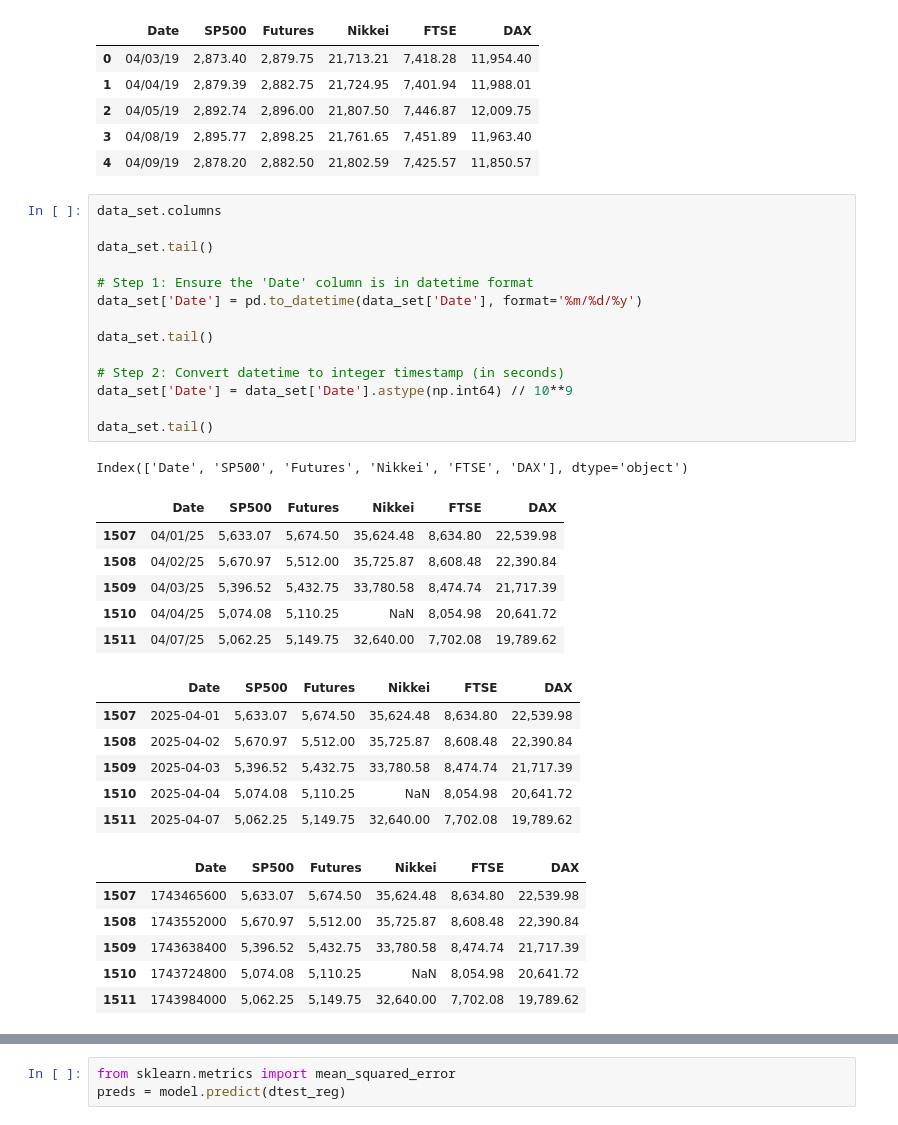
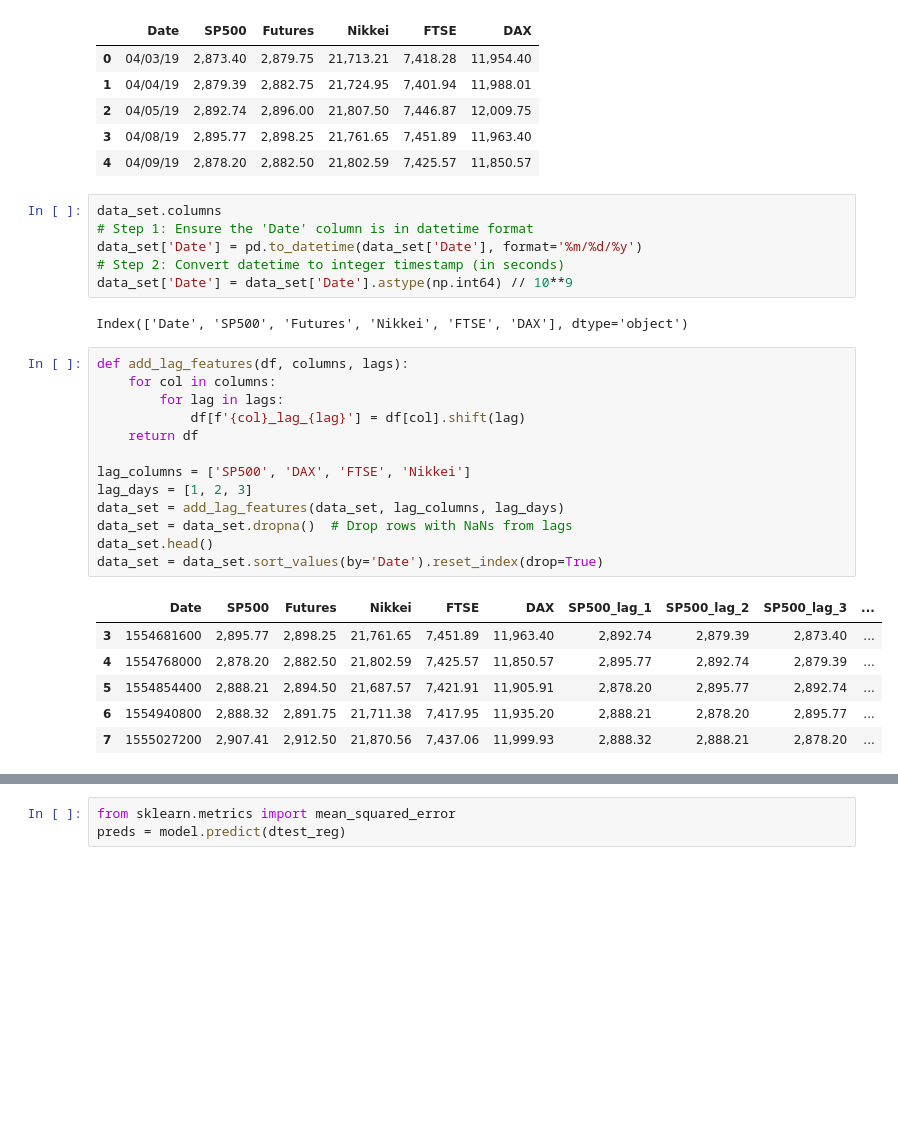
Before and after one commit to SU-CIS662-Spring25/XGBoostHybrid, a Jupyter notebook: XGBoostPredictions.ipynb, the cells around one changed output, grey strips where cells are left out. Drawn from its saved outputs; the diff is of its cells as text; blank space fills up the shorter version.

```diff
--- a/XGBoostPredictions.ipynb
+++ b/XGBoostPredictions.ipynb
@@ -35,38 +26,32 @@ data_set.head()
 | 4 | 04/09/19 | 2,878.20 | 2,882.50 | 21,802.59 | 7,425.57 | 11,850.57 |
 # %%
 data_set.columns
-
-data_set.tail()
-
 # Step 1: Ensure the 'Date' column is in datetime format
 data_set['Date'] = pd.to_datetime(data_set['Date'], format='%m/%d/%y')
-
-data_set.tail()
-
 # Step 2: Convert datetime to integer timestamp (in seconds)
 data_set['Date'] = data_set['Date'].astype(np.int64) // 10**9
-
-data_set.tail()
 # %% [output]
 Index(['Date', 'SP500', 'Futures', 'Nikkei', 'FTSE', 'DAX'], dtype='object')
-|  | Date | SP500 | Futures | Nikkei | FTSE | DAX |
-| 1507 | 04/01/25 | 5,633.07 | 5,674.50 | 35,624.48 | 8,634.80 | 22,539.98 |
-| 1508 | 04/02/25 | 5,670.97 | 5,512.00 | 35,725.87 | 8,608.48 | 22,390.84 |
-| 1509 | 04/03/25 | 5,396.52 | 5,432.75 | 33,780.58 | 8,474.74 | 21,717.39 |
-| 1510 | 04/04/25 | 5,074.08 | 5,110.25 | NaN | 8,054.98 | 20,641.72 |
-| 1511 | 04/07/25 | 5,062.25 | 5,149.75 | 32,640.00 | 7,702.08 | 19,789.62 |
-|  | Date | SP500 | Futures | Nikkei | FTSE | DAX |
-| 1507 | 2025-04-01 | 5,633.07 | 5,674.50 | 35,624.48 | 8,634.80 | 22,539.98 |
-| 1508 | 2025-04-02 | 5,670.97 | 5,512.00 | 35,725.87 | 8,608.48 | 22,390.84 |
-| 1509 | 2025-04-03 | 5,396.52 | 5,432.75 | 33,780.58 | 8,474.74 | 21,717.39 |
-| 1510 | 2025-04-04 | 5,074.08 | 5,110.25 | NaN | 8,054.98 | 20,641.72 |
-| 1511 | 2025-04-07 | 5,062.25 | 5,149.75 | 32,640.00 | 7,702.08 | 19,789.62 |
-|  | Date | SP500 | Futures | Nikkei | FTSE | DAX |
-| 1507 | 1743465600 | 5,633.07 | 5,674.50 | 35,624.48 | 8,634.80 | 22,539.98 |
-| 1508 | 1743552000 | 5,670.97 | 5,512.00 | 35,725.87 | 8,608.48 | 22,390.84 |
-| 1509 | 1743638400 | 5,396.52 | 5,432.75 | 33,780.58 | 8,474.74 | 21,717.39 |
-| 1510 | 1743724800 | 5,074.08 | 5,110.25 | NaN | 8,054.98 | 20,641.72 |
-| 1511 | 1743984000 | 5,062.25 | 5,149.75 | 32,640.00 | 7,702.08 | 19,789.62 |
+# %%
+def add_lag_features(df, columns, lags):
+    for col in columns:
+        for lag in lags:
+            df[f'{col}_lag_{lag}'] = df[col].shift(lag)
+    return df
+
+lag_columns = ['SP500', 'DAX', 'FTSE', 'Nikkei']
+lag_days = [1, 2, 3]
+data_set = add_lag_features(data_set, lag_columns, lag_days)
+data_set = data_set.dropna()  # Drop rows with NaNs from lags
+data_set.head()
+data_set = data_set.sort_values(by='Date').reset_index(drop=True)
+# %% [output]
+|  | Date | SP500 | Futures | Nikkei | FTSE | DAX | SP500_lag_1 | SP500_lag_2 | SP500_lag_3 | ... |
+| 3 | 1554681600 | 2,895.77 | 2,898.25 | 21,761.65 | 7,451.89 | 11,963.40 | 2,892.74 | 2,879.39 | 2,873.40 | ... |
+| 4 | 1554768000 | 2,878.20 | 2,882.50 | 21,802.59 | 7,425.57 | 11,850.57 | 2,895.77 | 2,892.74 | 2,879.39 | ... |
+| 5 | 1554854400 | 2,888.21 | 2,894.50 | 21,687.57 | 7,421.91 | 11,905.91 | 2,878.20 | 2,895.77 | 2,892.74 | ... |
+| 6 | 1554940800 | 2,888.32 | 2,891.75 | 21,711.38 | 7,417.95 | 11,935.20 | 2,888.21 | 2,878.20 | 2,895.77 | ... |
+| 7 | 1555027200 | 2,907.41 | 2,912.50 | 21,870.56 | 7,437.06 | 11,999.93 | 2,888.32 | 2,888.21 | 2,878.20 | ... |
 # %%
 X_train, X_test, y_train, y_test = train_test_split(data_set.drop(columns = ['SP500']), data_set['SP500'], test_size=0.2, random_state=50)
 X_train
```
Also changed, not shown: parts of 6 cells of this notebook.
